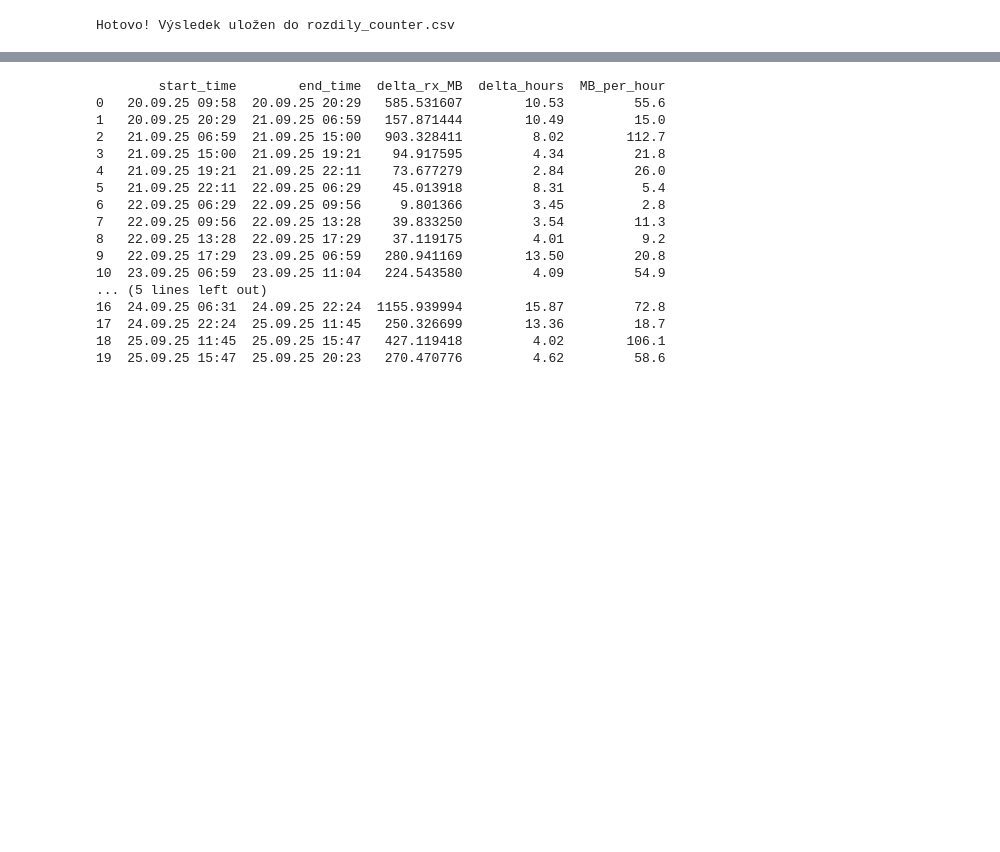
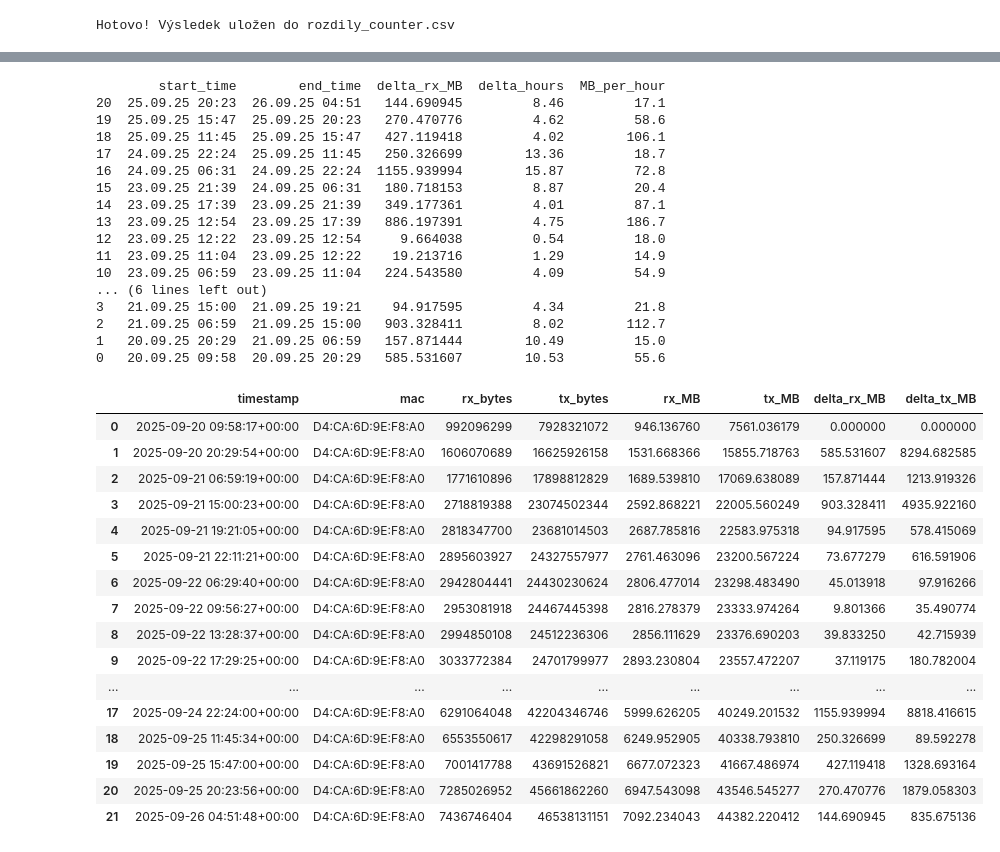
Before and after one commit to MarekCoderslab/Rx_Tx_2, a Jupyter notebook: rx_tx.ipynb, the cells around one changed output, grey strips where cells are left out. Cells and saved outputs as stored; diff of their text form; code cells hidden in the pictures; blank space fills up the shorter version.

Commit message:
obrácení pořadí

```diff
--- a/rx_tx.ipynb
+++ b/rx_tx.ipynb
@@ -358,6 +358,7 @@ import pandas as pd
 
 # Převod timestamp na datetime
 df_counter["timestamp"] = pd.to_datetime(df_counter["timestamp"])
+# df_counter = df_counter.sort_values("end_time", ascending=False)
 
 # Vytvoření tabulky s výpočtem podílu
 rows = []
@@ -378,24 +379,45 @@ for i in range(1, len(df_counter)):
     "MB_per_hour": round(mb_per_hour, 1)
 })
 
-
 df_rx_table = pd.DataFrame(rows)
+# Obrácení pořadí
+df_rx_table = df_rx_table.iloc[::-1]
 print(df_rx_table)
 # %% [output]
         start_time        end_time  delta_rx_MB  delta_hours  MB_per_hour
+20  25.09.25 20:23  26.09.25 04:51   144.690945         8.46         17.1
+19  25.09.25 15:47  25.09.25 20:23   270.470776         4.62         58.6
+18  25.09.25 11:45  25.09.25 15:47   427.119418         4.02        106.1
+17  24.09.25 22:24  25.09.25 11:45   250.326699        13.36         18.7
+16  24.09.25 06:31  24.09.25 22:24  1155.939994        15.87         72.8
+15  23.09.25 21:39  24.09.25 06:31   180.718153         8.87         20.4
+14  23.09.25 17:39  23.09.25 21:39   349.177361         4.01         87.1
+13  23.09.25 12:54  23.09.25 17:39   886.197391         4.75        186.7
+12  23.09.25 12:22  23.09.25 12:54     9.664038         0.54         18.0
+11  23.09.25 11:04  23.09.25 12:22    19.213716         1.29         14.9
+10  23.09.25 06:59  23.09.25 11:04   224.543580         4.09         54.9
+... (6 lines left out)
+3   21.09.25 15:00  21.09.25 19:21    94.917595         4.34         21.8
+2   21.09.25 06:59  21.09.25 15:00   903.328411         8.02        112.7
+1   20.09.25 20:29  21.09.25 06:59   157.871444        10.49         15.0
 0   20.09.25 09:58  20.09.25 20:29   585.531607        10.53         55.6
-1   20.09.25 20:29  21.09.25 06:59   157.871444        10.49         15.0
-2   21.09.25 06:59  21.09.25 15:00   903.328411         8.02        112.7
-3   21.09.25 15:00  21.09.25 19:21    94.917595         4.34         21.8
-4   21.09.25 19:21  21.09.25 22:11    73.677279         2.84         26.0
-5   21.09.25 22:11  22.09.25 06:29    45.013918         8.31          5.4
-6   22.09.25 06:29  22.09.25 09:56     9.801366         3.45          2.8
-7   22.09.25 09:56  22.09.25 13:28    39.833250         3.54         11.3
-8   22.09.25 13:28  22.09.25 17:29    37.119175         4.01          9.2
-9   22.09.25 17:29  23.09.25 06:59   280.941169        13.50         20.8
-10  23.09.25 06:59  23.09.25 11:04   224.543580         4.09         54.9
-... (5 lines left out)
-16  24.09.25 06:31  24.09.25 22:24  1155.939994        15.87         72.8
-17  24.09.25 22:24  25.09.25 11:45   250.326699        13.36         18.7
-18  25.09.25 11:45  25.09.25 15:47   427.119418         4.02        106.1
-19  25.09.25 15:47  25.09.25 20:23   270.470776         4.62         58.6
+# %%
+df_counter
+# %% [output]
+|  | timestamp | mac | rx_bytes | tx_bytes | rx_MB | tx_MB | delta_rx_MB | delta_tx_MB |
+| 0 | 2025-09-20 09:58:17+00:00 | D4:CA:6D:9E:F8:A0 | 992096299 | 7928321072 | 946.136760 | 7561.036179 | 0.000000 | 0.000000 |
+| 1 | 2025-09-20 20:29:54+00:00 | D4:CA:6D:9E:F8:A0 | 1606070689 | 16625926158 | 1531.668366 | 15855.718763 | 585.531607 | 8294.682585 |
+| 2 | 2025-09-21 06:59:19+00:00 | D4:CA:6D:9E:F8:A0 | 1771610896 | 17898812829 | 1689.539810 | 17069.638089 | 157.871444 | 1213.919326 |
+| 3 | 2025-09-21 15:00:23+00:00 | D4:CA:6D:9E:F8:A0 | 2718819388 | 23074502344 | 2592.868221 | 22005.560249 | 903.328411 | 4935.922160 |
+| 4 | 2025-09-21 19:21:05+00:00 | D4:CA:6D:9E:F8:A0 | 2818347700 | 23681014503 | 2687.785816 | 22583.975318 | 94.917595 | 578.415069 |
+| 5 | 2025-09-21 22:11:21+00:00 | D4:CA:6D:9E:F8:A0 | 2895603927 | 24327557977 | 2761.463096 | 23200.567224 | 73.677279 | 616.591906 |
+| 6 | 2025-09-22 06:29:40+00:00 | D4:CA:6D:9E:F8:A0 | 2942804441 | 24430230624 | 2806.477014 | 23298.483490 | 45.013918 | 97.916266 |
+| 7 | 2025-09-22 09:56:27+00:00 | D4:CA:6D:9E:F8:A0 | 2953081918 | 24467445398 | 2816.278379 | 23333.974264 | 9.801366 | 35.490774 |
+| 8 | 2025-09-22 13:28:37+00:00 | D4:CA:6D:9E:F8:A0 | 2994850108 | 24512236306 | 2856.111629 | 23376.690203 | 39.833250 | 42.715939 |
+| 9 | 2025-09-22 17:29:25+00:00 | D4:CA:6D:9E:F8:A0 | 3033772384 | 24701799977 | 2893.230804 | 23557.472207 | 37.119175 | 180.782004 |
+| ... | ... | ... | ... | ... | ... | ... | ... | ... |
+| 17 | 2025-09-24 22:24:00+00:00 | D4:CA:6D:9E:F8:A0 | 6291064048 | 42204346746 | 5999.626205 | 40249.201532 | 1155.939994 | 8818.416615 |
+| 18 | 2025-09-25 11:45:34+00:00 | D4:CA:6D:9E:F8:A0 | 6553550617 | 42298291058 | 6249.952905 | 40338.793810 | 250.326699 | 89.592278 |
+| 19 | 2025-09-25 15:47:00+00:00 | D4:CA:6D:9E:F8:A0 | 7001417788 | 43691526821 | 6677.072323 | 41667.486974 | 427.119418 | 1328.693164 |
+| 20 | 2025-09-25 20:23:56+00:00 | D4:CA:6D:9E:F8:A0 | 7285026952 | 45661862260 | 6947.543098 | 43546.545277 | 270.470776 | 1879.058303 |
+| 21 | 2025-09-26 04:51:48+00:00 | D4:CA:6D:9E:F8:A0 | 7436746404 | 46538131151 | 7092.234043 | 44382.220412 | 144.690945 | 835.675136 |
```
Also changed, not shown: parts of 6 cells of this notebook, 5 other files.
